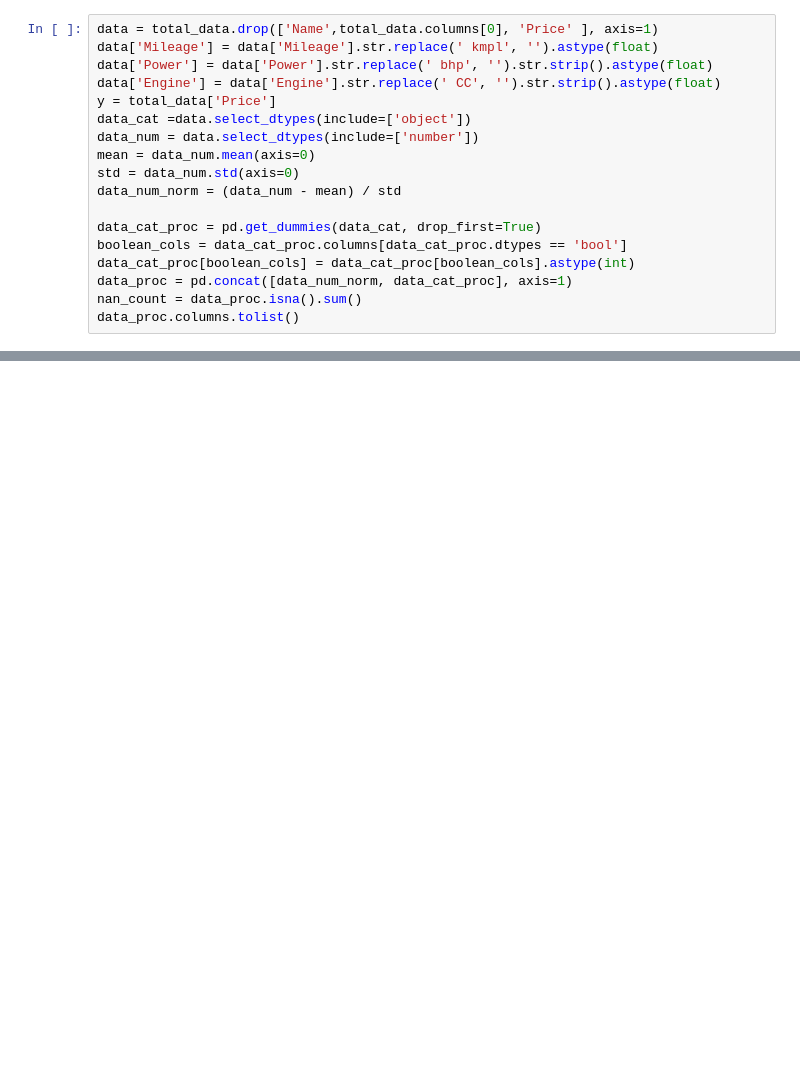
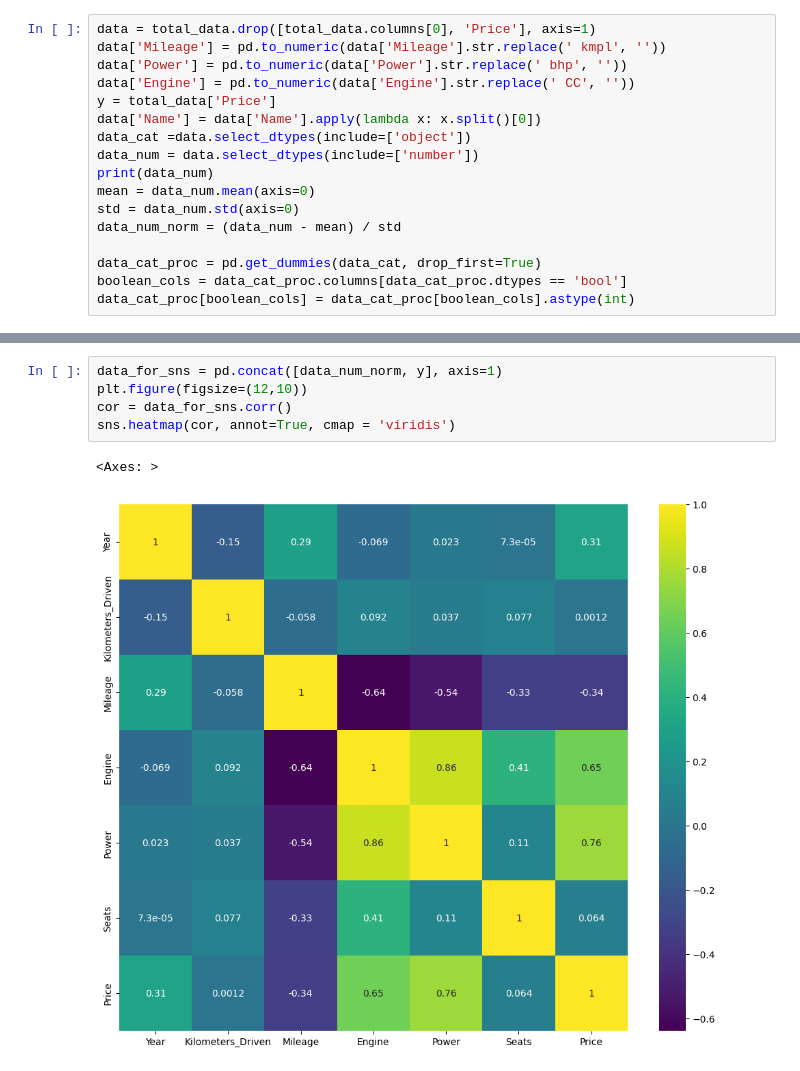
Before and after one commit to MANAS-AI-Taskphase-24-25/SiddhanthMethil, a Jupyter notebook: LinearRegression.ipynb, the cells around one changed output, grey strips where cells are left out. Saved outputs shown, nothing was run; the diff lists cells and outputs as text; blank space fills up the shorter version.

```diff
--- a/LinearRegression.ipynb
+++ b/LinearRegression.ipynb
@@ -17,11 +25,13 @@ print(train_features)
 # %%
-data = total_data.drop(['Name',total_data.columns[0], 'Price' ], axis=1)
-data['Mileage'] = data['Mileage'].str.replace(' kmpl', '').astype(float)
-data['Power'] = data['Power'].str.replace(' bhp', '').str.strip().astype(float)
-data['Engine'] = data['Engine'].str.replace(' CC', '').str.strip().astype(float)
+data = total_data.drop([total_data.columns[0], 'Price'], axis=1)
+data['Mileage'] = pd.to_numeric(data['Mileage'].str.replace(' kmpl', ''))
+data['Power'] = pd.to_numeric(data['Power'].str.replace(' bhp', ''))
+data['Engine'] = pd.to_numeric(data['Engine'].str.replace(' CC', ''))
 y = total_data['Price']
+data['Name'] = data['Name'].apply(lambda x: x.split()[0])
 data_cat =data.select_dtypes(include=['object'])
 data_num = data.select_dtypes(include=['number'])
+print(data_num)
 mean = data_num.mean(axis=0)
 std = data_num.std(axis=0)
 data_num_norm = (data_num - mean) / std
@@ -29,7 +39,4 @@ data_num_norm = (data_num - mean) / std
 data_cat_proc = pd.get_dummies(data_cat, drop_first=True)
 boolean_cols = data_cat_proc.columns[data_cat_proc.dtypes == 'bool']
 data_cat_proc[boolean_cols] = data_cat_proc[boolean_cols].astype(int)
-data_proc = pd.concat([data_num_norm, data_cat_proc], axis=1)
-nan_count = data_proc.isna().sum()
-data_proc.columns.tolist()
 # %% [output]
@@ -52,0 +61,8 @@ data_proc.columns.tolist()
+# %%
+data_for_sns = pd.concat([data_num_norm, y], axis=1)
+plt.figure(figsize=(12,10))
+cor = data_for_sns.corr()
+sns.heatmap(cor, annot=True, cmap = 'viridis')
+# %% [output]
+<Axes: >
+[figure, added]
```
Also changed, not shown: parts of 19 cells of this notebook.
